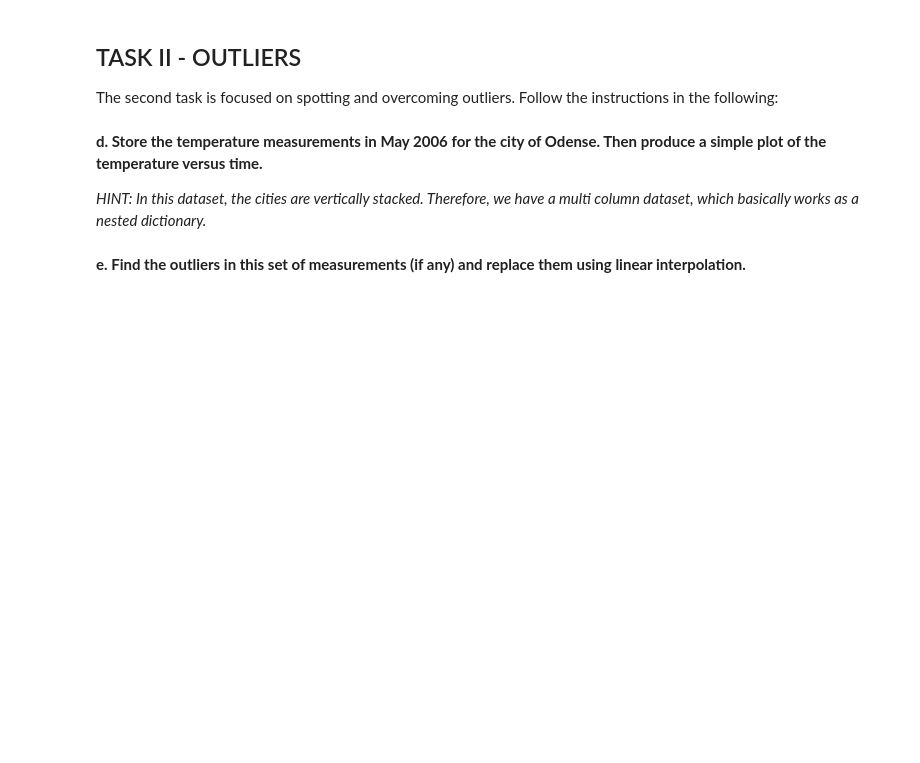
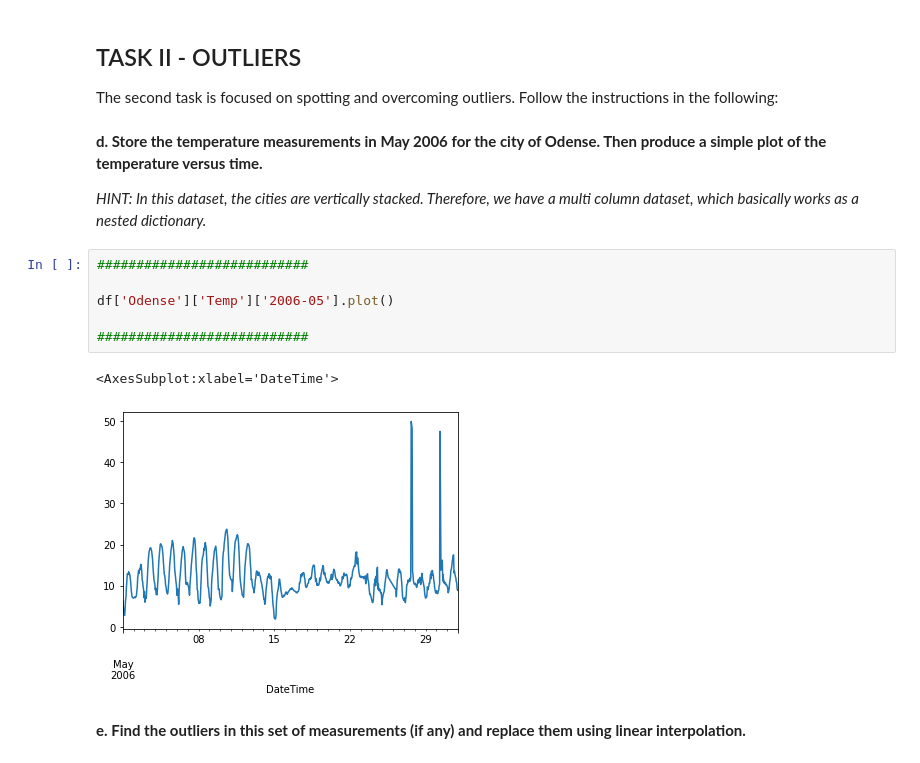
Before and after one commit to akalisvm/Data-Analytics-Assignment, a Jupyter notebook: Coursework_weather_data.ipynb, the cells around one changed output. Cells and saved outputs as stored; diff of their text form; blank space fills up the shorter version.

```diff
--- a/Coursework_weather_data.ipynb
+++ b/Coursework_weather_data.ipynb
@@ -146,5 +146,14 @@ The second task is focused on spotting and overcoming outliers. Follow the instr
 **d. Store the temperature measurements in May 2006 for the city of Odense. Then produce a simple plot of the temperature versus time.**
 
 *HINT: In this dataset, the cities are vertically stacked. Therefore, we have a multi column dataset, which basically works as a nested dictionary.*
+# %%
+###########################
+
+df['Odense']['Temp']['2006-05'].plot()
+
+###########################
+# %% [output]
+<AxesSubplot:xlabel='DateTime'>
+[figure, added]
 # %% [markdown]
 **e. Find the outliers in this set of measurements (if any) and replace them using linear interpolation.**
```
Also changed, not shown: parts of 1 cell of this notebook.
